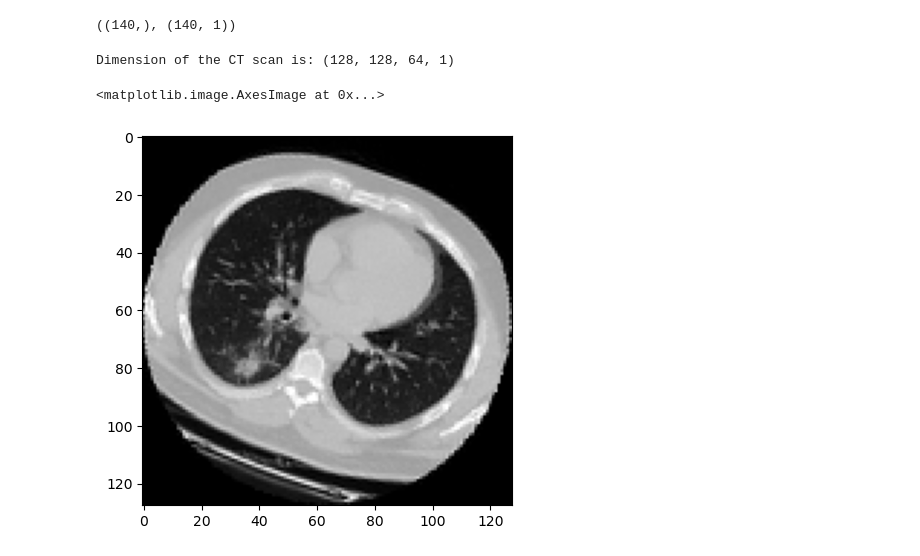
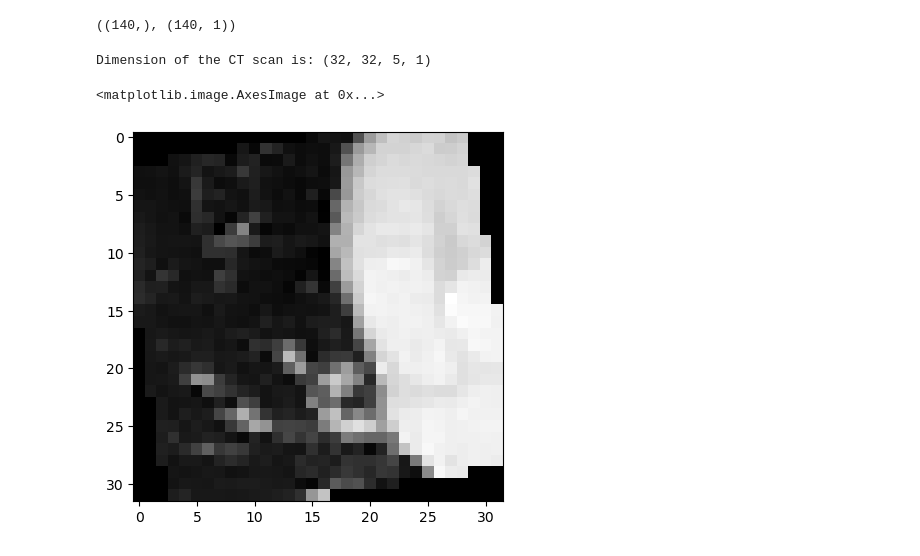
Before and after one commit to nexza78/diploma_work, a Jupyter notebook: EfficientNet/keffnet3d_test.ipynb, the cells around one changed output. Drawn from its saved outputs; the diff is of its cells as text; code cells hidden in the pictures.

```diff
--- a/EfficientNet/keffnet3d_test.ipynb
+++ b/EfficientNet/keffnet3d_test.ipynb
@@ -290,10 +287,3 @@ def validation_preprocessing(volume, label):
     """Process validation data by only adding a channel."""
     volume = tf.expand_dims(volume, axis=3)
     return volume, label
-# %%
-def train_preprocessing(volume, label):
-    """Process training data by rotating and adding a channel."""
-    # Rotate volume
-    volume = rotate(volume)
-    volume = tf.expand_dims(volume, axis=3)
-    return volume, label
@@ -344,29 +302,29 @@ y_train.shape, y_train2.shape
 # %% [output]
 ((140,), (140, 1))
 # %%
-train_loader = tf.data.Dataset.from_tensor_slices((X_train1, y_train3))
-validation_loader = tf.data.Dataset.from_tensor_slices((X_val1, y_val3))
-test_loader = tf.data.Dataset.from_tensor_slices((X_test1, y_test3))
+train_loader = tf.data.Dataset.from_tensor_slices((X_train1[:10, 32:64, 32:64, 25:30], y_train3[:10]))
+validation_loader = tf.data.Dataset.from_tensor_slices((X_val1[:5, 32:64, 32:64, 25:30], y_val3[:5]))
+test_loader = tf.data.Dataset.from_tensor_slices((X_test1[:3, 32:64, 32:64, 25:30], y_test3[:3]))
 
 
-batch_size = 32
+batch_size = 5
 # Augment the on the fly during training.
 train_dataset = (
-    train_loader.shuffle(len(X_train1))
+    train_loader.shuffle(len(X_train1[:10, 32:64, 32:64, 25:30]))
     .map(train_preprocessing)
     .batch(batch_size)
     .prefetch(2)
 )
 
 validation_dataset = (
-    validation_loader.shuffle(len(X_val1))
+    validation_loader.shuffle(len(X_val1[:5, 32:64, 32:64, 25:30]))
     .map(validation_preprocessing)
     .batch(batch_size)
     .prefetch(2)
 )
 
 test_dataset = (
-    validation_loader.shuffle(len(X_test1))
+    validation_loader.shuffle(len(X_test1[:3, 32:64, 32:64, 25:30]))
     .map(validation_preprocessing)
     .batch(batch_size)
     .prefetch(2)
@@ -374,16 +332,16 @@ test_dataset = (
 # %%
 import matplotlib.pyplot as plt
 
 data = train_dataset.take(1)
 images, labels = list(data)[0]
 images = images.numpy()
 image = images[0]
 print("Dimension of the CT scan is:", image.shape)
-plt.imshow(np.squeeze(image[:, :, 30]), cmap="gray")
+plt.imshow(np.squeeze(image[:, :, 4]), cmap="gray")
 # %% [output]
-Dimension of the CT scan is: (128, 128, 64, 1)
+Dimension of the CT scan is: (32, 32, 5, 1)
 <matplotlib.image.AxesImage at 0x...>
-[figure, old version]
+[figure, new version]
 # %%
 def work_on_efficientnet(show_model=False, run_fit=False, test_results=False, calc_f1=False, kTypes=[]):
   monitor='val_loss'
```
Also changed, not shown: parts of 14 cells of this notebook, 2 other files.
